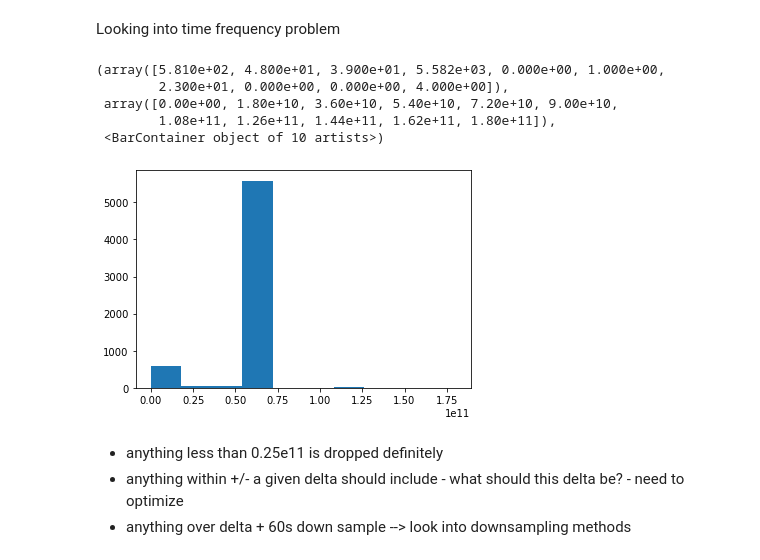
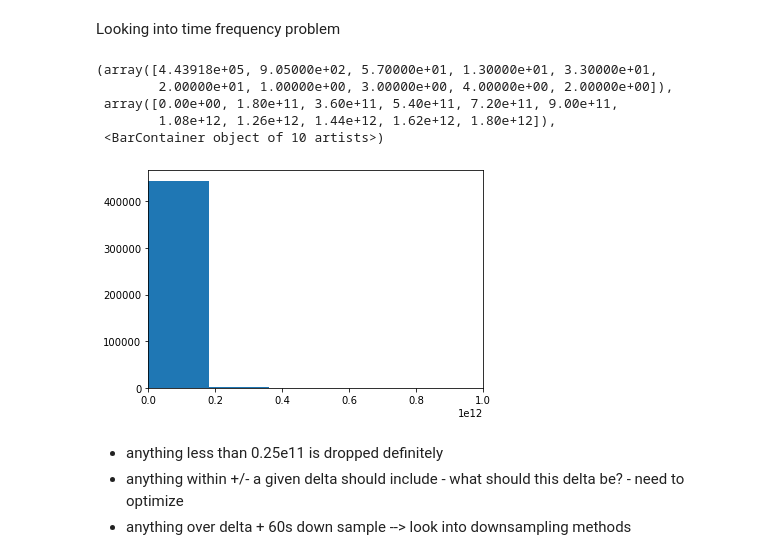
Before and after one commit to fyng/PedAccel, a Jupyter notebook: JHU SAFE/patient_sbs.ipynb, the cells around one changed output. Saved outputs shown, nothing was run; the diff lists cells and outputs as text; code cells hidden in the pictures.

Commit message:
drop < 25s

```diff
--- a/JHU SAFE/patient_sbs.ipynb
+++ b/JHU SAFE/patient_sbs.ipynb
@@ -251,7 +251,7 @@ tsdb_order = ['dts', 'HR', 'awRR_3495', 'SpO2_7874']
 ge_order = ['dts','PARM_HR', 'PARM_RESP_RATE', 'PARM_SPO2_HR1']
 metrics = set(hl7m_order + tsdb_order + ge_order)
 
-for p in patients[10:20]#temp_patients #patients[0:10]
+for p in patients[0:10]: #temp_patients #patients[0:10]
     files = ptsd_record[ptsd_record['pat_enc_csn_sid'] == p]
     files['start_time'] = pd.to_datetime(files['start_time'], format='%Y-%m-%d %H:%M:%S')
     files['end_time'] = pd.to_datetime(files['end_time'], format='%Y-%m-%d %H:%M:%S')
@@ -307,8 +307,9 @@ for p in patients[10:20]#temp_patients #patients[0:10]
                         & (patient_multi['dts'] <= t1)]
         # drop rows with non-constant time intervals
         t_diff = dat['dts'].diff()
+        t_diff_new = t_diff[t_diff >= pd.Timedelta(25,unit="S")].reset_index(drop=True)
         #time_bin.append(t_diff.values.tolist())
-        patient_time_bin[p] = t_diff.values.tolist()
+        patient_time_bin[p] = t_diff_new.values.tolist()
         # force all time interval to be constant - TASK: investigate a different way to do this s.t. we don't lose as much data
         dat = dat[t_diff == pd.Timedelta(60,unit="S")].reset_index(drop=True)
         # sample to 30
@@ -377,15 +385,16 @@ Looking into time frequency problem
 # %%
 flat_time_bin = [item for sublist in time_bin for item in sublist]
 flat_time_bin = [i for i in flat_time_bin if i is not None]
 flat_time_bin
+plt.xlim(0, 1e12)
 plt.hist(flat_time_bin)
 # %% [output]
-(array([5.810e+02, 4.800e+01, 3.900e+01, 5.582e+03, 0.000e+00, 1.000e+00,
-        2.300e+01, 0.000e+00, 0.000e+00, 4.000e+00]),
- array([0.00e+00, 1.80e+10, 3.60e+10, 5.40e+10, 7.20e+10, 9.00e+10,
-        1.08e+11, 1.26e+11, 1.44e+11, 1.62e+11, 1.80e+11]),
+(array([4.43918e+05, 9.05000e+02, 5.70000e+01, 1.30000e+01, 3.30000e+01,
+        2.00000e+01, 1.00000e+00, 3.00000e+00, 4.00000e+00, 2.00000e+00]),
+ array([0.00e+00, 1.80e+11, 3.60e+11, 5.40e+11, 7.20e+11, 9.00e+11,
+        1.08e+12, 1.26e+12, 1.44e+12, 1.62e+12, 1.80e+12]),
  <BarContainer object of 10 artists>)
-[figure, old version]
+[figure, new version]
 # %% [markdown]
 * anything less than 0.25e11 is dropped definitely
 * anything within +/- a given delta should include - what should this delta be? - need to optimize
```
Also changed, not shown: parts of 7 cells of this notebook.
